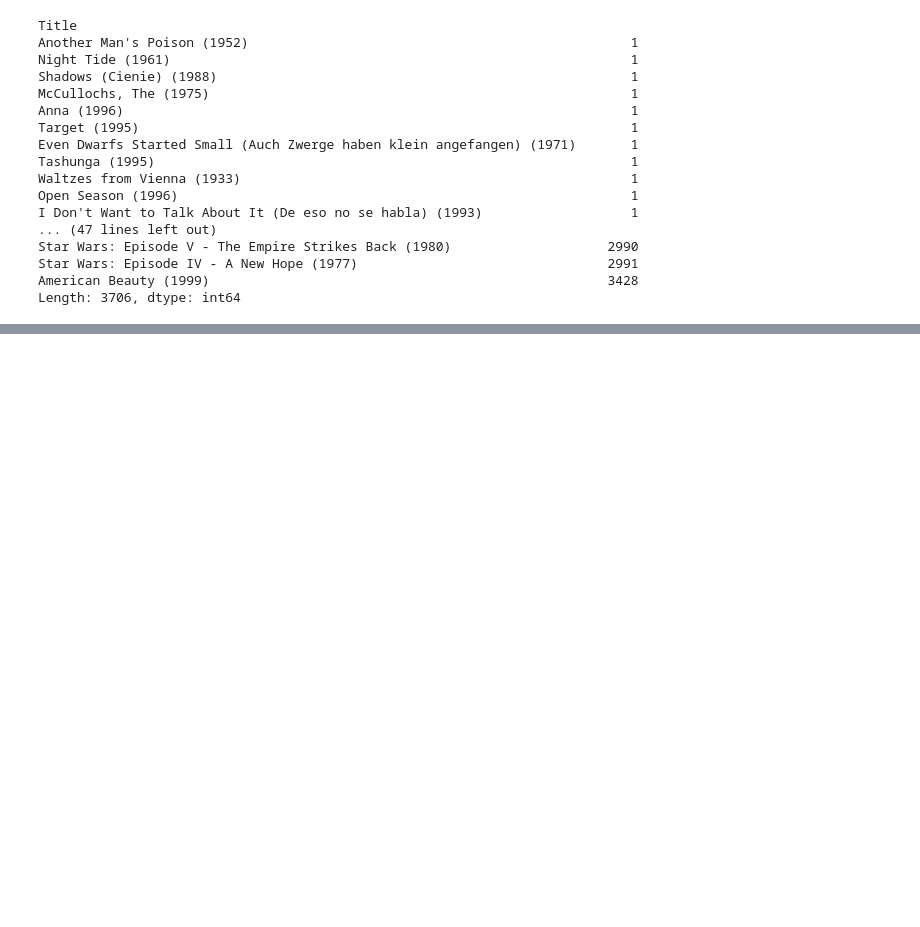
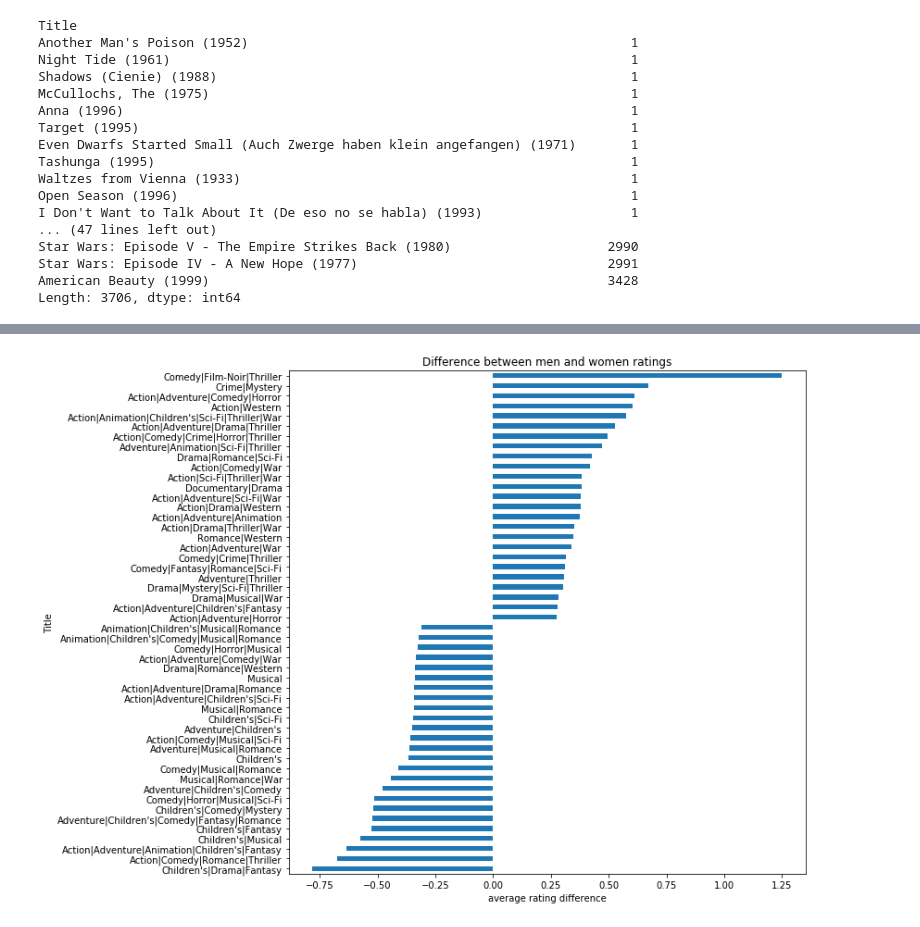
Before and after one commit to Abhinav-97/movielens-dataset, a Jupyter notebook: movielens.ipynb, the cells around one changed output, grey strips where cells are left out. Saved outputs shown, nothing was run; the diff lists cells and outputs as text; code cells hidden in the pictures; blank space fills up the shorter version.

```diff
--- a/movielens.ipynb
+++ b/movielens.ipynb
@@ -224,0 +293,4 @@ Length: 3706, dtype: int64
+# %%
+genre_rating['diff'] = genre_rating['Rating']['M'] - genre_rating['Rating']['F']
+# %%
+genre_rating['new_col']=range(0,301)
@@ -224,0 +322,7 @@ Length: 3706, dtype: int64
+# %%
+most_negetive = genre_rating.sort_values('diff')[:25]
+most_positive = genre_rating.sort_values('diff', ascending=False)[:25]
+difference = pd.concat([most_positive, most_negetive])
+# %%
+difference = difference['diff']
+difference
@@ -224,0 +360,8 @@ Length: 3706, dtype: int64
+# %%
+difference.sort_values().plot(kind='barh', figsize=[10,10])
+plt.title('Difference between men and women ratings')
+plt.xlabel('average rating difference')
+plt.ylabel('Title')
+plt.show()
+# %% [output]
+[figure, added]
```
Also changed, not shown: parts of 17 cells of this notebook.
